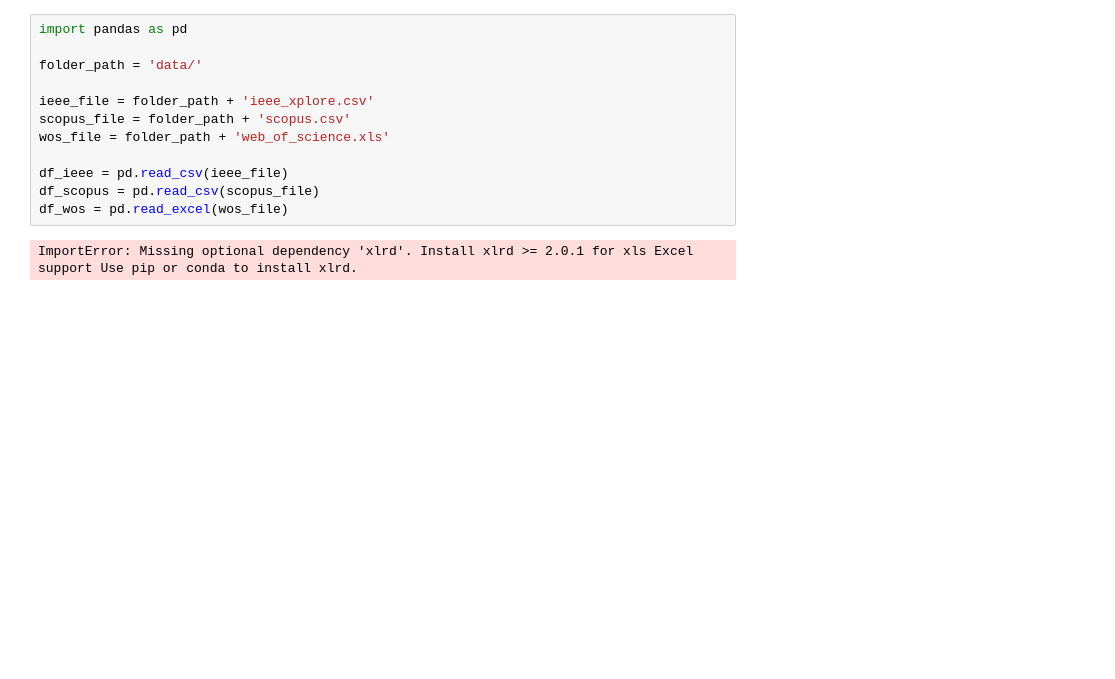
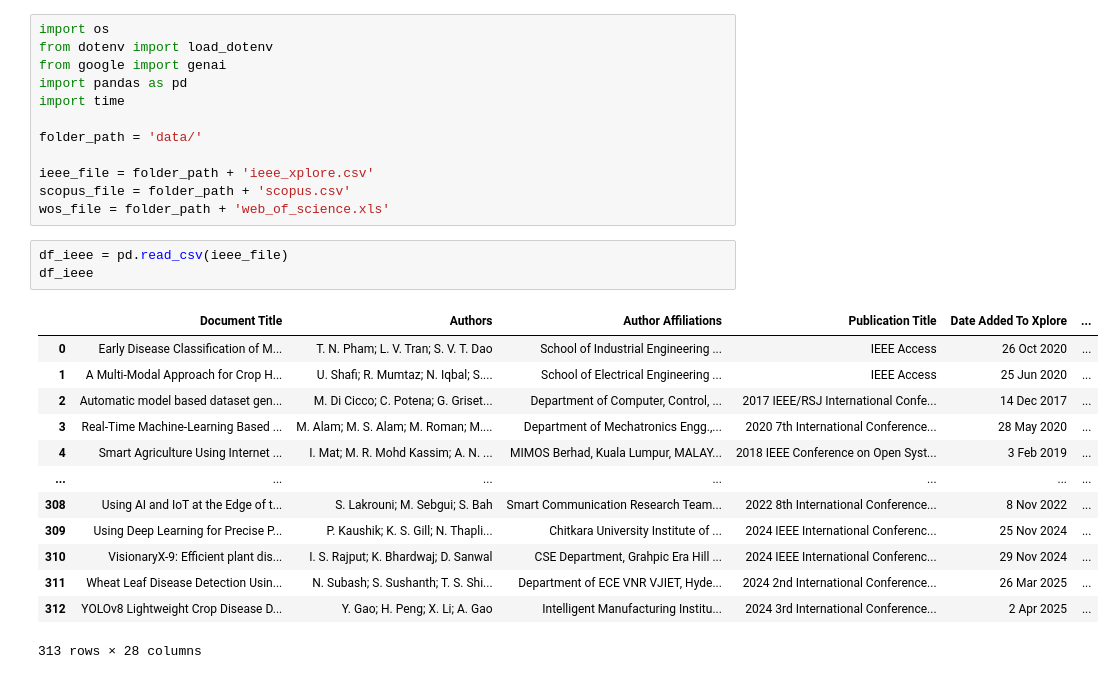
Before and after one commit to RomeoSilvestri/SystematicReview_AgriData, a Jupyter notebook: metadata_processing.ipynb, the cells around one changed output. Saved outputs shown, nothing was run; the diff lists cells and outputs as text; blank space fills up the shorter version.

```diff
--- a/metadata_processing.ipynb
+++ b/metadata_processing.ipynb
@@ -1,14 +1,29 @@
 # %%
+import os
+from dotenv import load_dotenv
+from google import genai
 import pandas as pd
+import time
 
 folder_path = 'data/'
 
 ieee_file = folder_path + 'ieee_xplore.csv'
 scopus_file = folder_path + 'scopus.csv'
 wos_file = folder_path + 'web_of_science.xls'
-
-df_ieee = pd.read_csv(ieee_file)
-df_scopus = pd.read_csv(scopus_file)
-df_wos = pd.read_excel(wos_file)
-# %% [output]
-ImportError: Missing optional dependency 'xlrd'. Install xlrd >= 2.0.1 for xls Excel support Use pip or conda to install xlrd.
+# %%
+df_ieee = pd.read_csv(ieee_file)
+df_ieee
+# %% [output]
+|  | Document Title | Authors | Author Affiliations | Publication Title | Date Added To Xplore | ... |
+| 0 | Early Disease Classification of M... | T. N. Pham; L. V. Tran; S. V. T. Dao | School of Industrial Engineering ... | IEEE Access | 26 Oct 2020 | ... |
+| 1 | A Multi-Modal Approach for Crop H... | U. Shafi; R. Mumtaz; N. Iqbal; S.... | School of Electrical Engineering ... | IEEE Access | 25 Jun 2020 | ... |
+| 2 | Automatic model based dataset gen... | M. Di Cicco; C. Potena; G. Griset... | Department of Computer, Control, ... | 2017 IEEE/RSJ International Confe... | 14 Dec 2017 | ... |
+| 3 | Real-Time Machine-Learning Based ... | M. Alam; M. S. Alam; M. Roman; M.... | Department of Mechatronics Engg.,... | 2020 7th International Conference... | 28 May 2020 | ... |
+| 4 | Smart Agriculture Using Internet ... | I. Mat; M. R. Mohd Kassim; A. N. ... | MIMOS Berhad, Kuala Lumpur, MALAY... | 2018 IEEE Conference on Open Syst... | 3 Feb 2019 | ... |
+| ... | ... | ... | ... | ... | ... | ... |
+| 308 | Using AI and IoT at the Edge of t... | S. Lakrouni; M. Sebgui; S. Bah | Smart Communication Research Team... | 2022 8th International Conference... | 8 Nov 2022 | ... |
+| 309 | Using Deep Learning for Precise P... | P. Kaushik; K. S. Gill; N. Thapli... | Chitkara University Institute of ... | 2024 IEEE International Conferenc... | 25 Nov 2024 | ... |
+| 310 | VisionaryX-9: Efficient plant dis... | I. S. Rajput; K. Bhardwaj; D. Sanwal | CSE Department, Grahpic Era Hill ... | 2024 IEEE International Conferenc... | 29 Nov 2024 | ... |
+| 311 | Wheat Leaf Disease Detection Usin... | N. Subash; S. Sushanth; T. S. Shi... | Department of ECE VNR VJIET, Hyde... | 2024 2nd International Conference... | 26 Mar 2025 | ... |
+| 312 | YOLOv8 Lightweight Crop Disease D... | Y. Gao; H. Peng; X. Li; A. Gao | Intelligent Manufacturing Institu... | 2024 3rd International Conference... | 2 Apr 2025 | ... |
+313 rows × 28 columns
```
Also changed, not shown: parts of 12 cells of this notebook, 5 other files.
